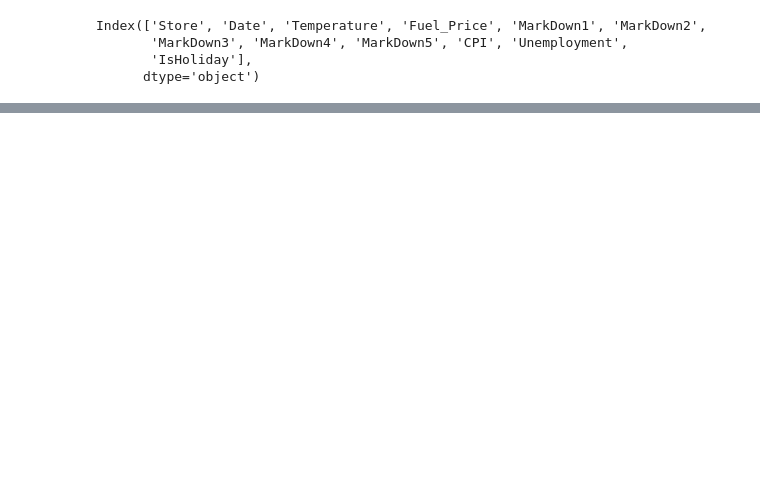
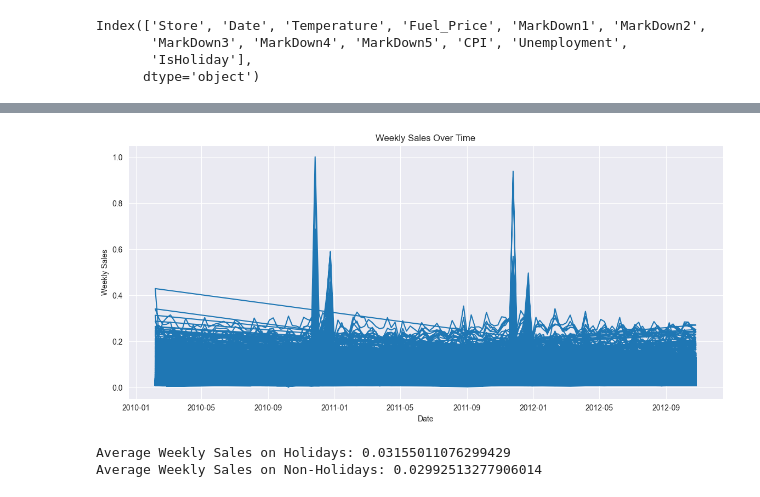
Before and after one commit to egemenozen1/Walmart-LSTM-Sales-Forecasting, a Jupyter notebook: Notebooks/Notebook1-DataCleaning.ipynb, the cells around one changed output, grey strips where cells are left out. Saved outputs shown, nothing was run; the diff lists cells and outputs as text; code cells hidden in the pictures; blank space fills up the shorter version.

```diff
--- a/Notebooks/Notebook1-DataCleaning.ipynb
+++ b/Notebooks/Notebook1-DataCleaning.ipynb
@@ -252,0 +344,10 @@ Index(['Store', 'Date', 'Temperature', 'Fuel_Price', 'MarkDown1', 'MarkDown2',
+# %%
+# Plot Weekly Sales over time to observe trend and seasonality
+plt.figure(figsize=(14, 6))
+plt.plot(train_df['Date'], train_df['Weekly_Sales'])
+plt.title('Weekly Sales Over Time')
+plt.xlabel('Date')
+plt.ylabel('Weekly Sales')
+plt.show()
+# %% [output]
+[figure, added]
@@ -252,0 +371,10 @@ Index(['Store', 'Date', 'Temperature', 'Fuel_Price', 'MarkDown1', 'MarkDown2',
+# %%
+# Compare Weekly Sales for holiday vs non-holiday periods
+holiday_sales = train_df[train_df['IsHoliday'] == True]['Weekly_Sales']
+non_holiday_sales = train_df[train_df['IsHoliday'] == False]['Weekly_Sales']
+
+print("Average Weekly Sales on Holidays:", holiday_sales.mean())
+print("Average Weekly Sales on Non-Holidays:", non_holiday_sales.mean())
+# %% [output]
+Average Weekly Sales on Holidays: 0.03155011076299429
+Average Weekly Sales on Non-Holidays: 0.02992513277906014
```
Also changed, not shown: parts of 13 cells of this notebook.
